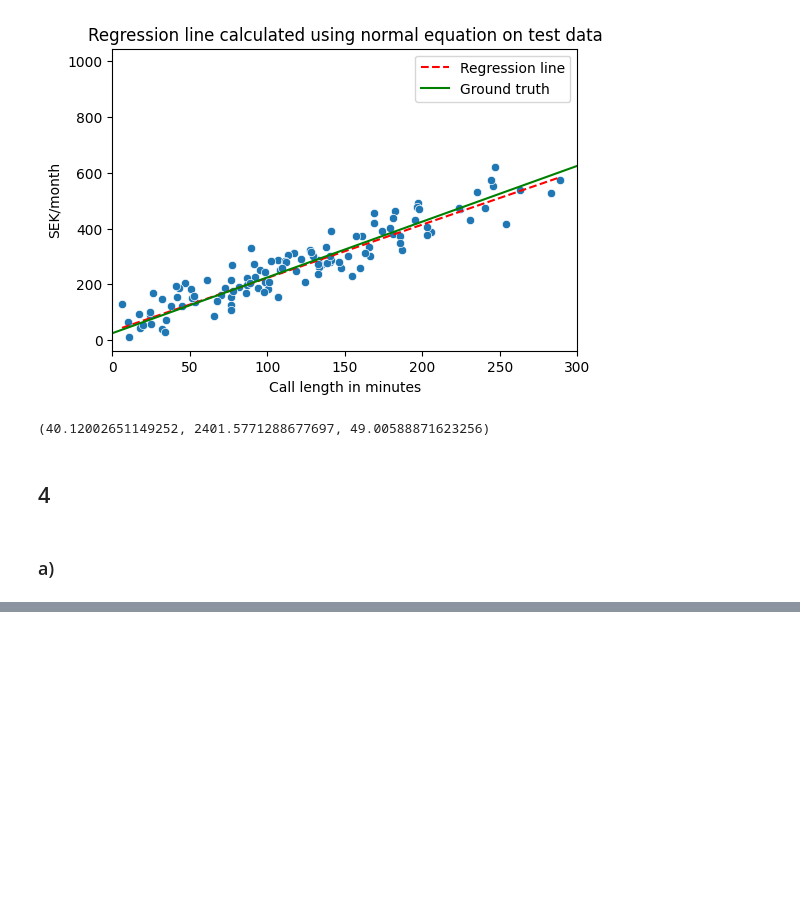
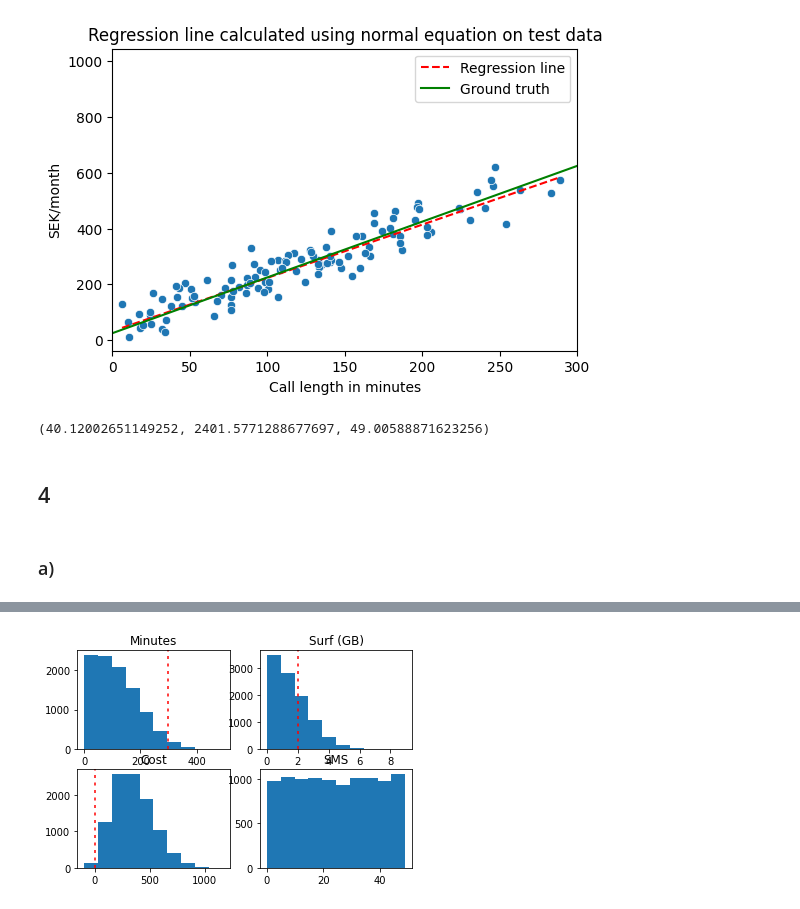
Before and after one commit to felix-tjernberg/machine-learning, a Jupyter notebook: exercises/exercise-0.ipynb, the cells around one changed output, grey strips where cells are left out. Saved outputs shown, nothing was run; the diff lists cells and outputs as text; code cells hidden in the pictures; blank space fills up the shorter version.

```diff
--- a/exercises/exercise-0.ipynb
+++ b/exercises/exercise-0.ipynb
@@ -319,0 +335,21 @@ phone_data.tail()
+# %%
+fig, ((plot1, plot2), (plot3, plot4)) = pyplot.subplots(2, 2)
+
+plot1.hist(x=phone_data["Minutes"])
+plot1.axvline(300, color="red", dashes=(2, 3))
+plot1.set_title("Minutes")
+
+plot2.hist(x=phone_data["Surf (GB)"])
+plot2.axvline(2, color="red", dashes=(2, 3))
+plot2.set_title("Surf (GB)")
+
+plot3.hist(x=phone_data["Cost"])
+plot3.axvline(0, color="red", dashes=(2, 3))
+plot3.set_title("Cost")
+
+plot4.hist(x=phone_data["SMS"])
+plot4.set_title("SMS")
+
+fig.show()
+# %% [output]
+[figure, added]
```
Also changed, not shown: parts of 4 cells of this notebook.
